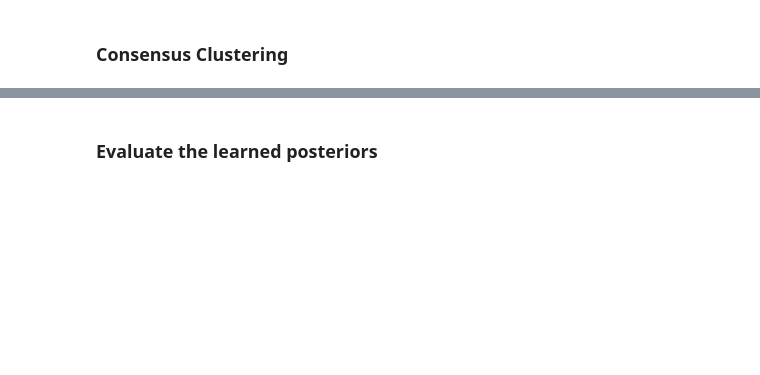
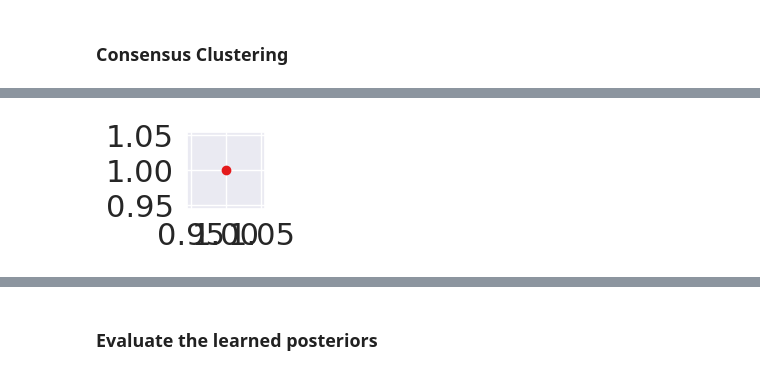
Before and after one commit to daklab/Leaflet-analysis, a Jupyter notebook: tabula_muris_brain/Leaflet/run_mixture_model_TM_SS2_wanno.ipynb, the cells around one changed output, grey strips where cells are left out. Cells and saved outputs as stored; diff of their text form; code cells hidden in the pictures; blank space fills up the shorter version.

```diff
--- a/tabula_muris_brain/Leaflet/run_mixture_model_TM_SS2_wanno.ipynb
+++ b/tabula_muris_brain/Leaflet/run_mixture_model_TM_SS2_wanno.ipynb
@@ -378,3 +482,11 @@ plt.show()
+# %%
+# show the colour
+col =(0.8941176470588236, 0.10196078431372549, 0.10980392156862745)
+plt.figure(figsize=(1,1))
+plt.scatter(1, 1, c=col)
+plt.show()
+# %% [output]
+[figure, added]
 # %%
 cell_type_colors = {cell_type: color for cell_type, color in zip(unique_cell_types, colors)}
 cell_type_colors
```
Also changed, not shown: parts of 98 cells of this notebook, 24 other files.
